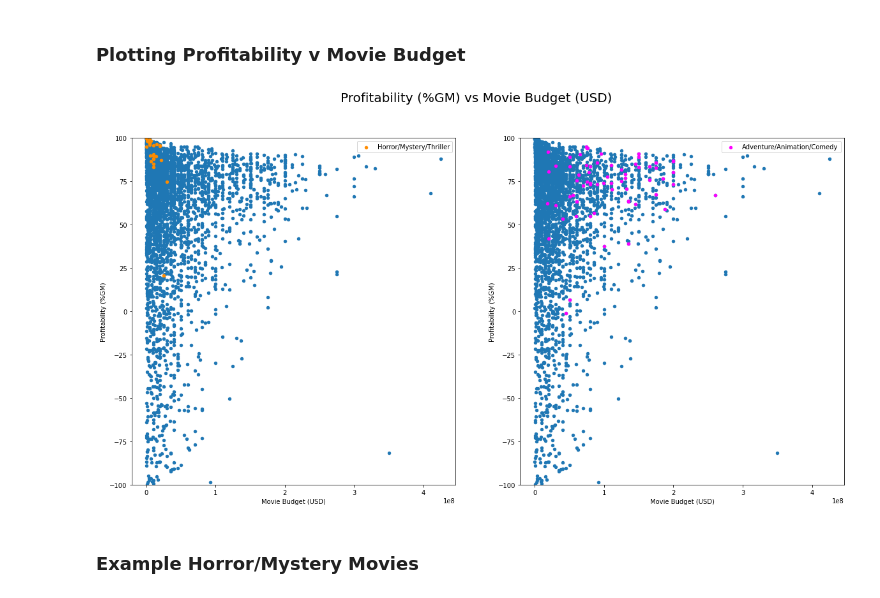
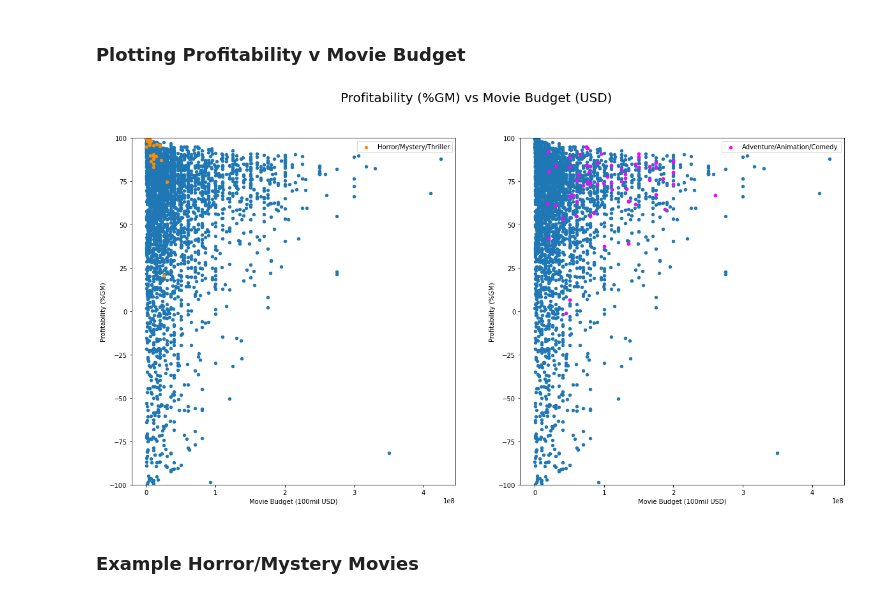
Before and after one commit to theobigdog/dsc_project_1, a Jupyter notebook: Phase1_Project.ipynb, the cells around one changed output. Saved outputs shown, nothing was run; the diff lists cells and outputs as text; code cells hidden in the pictures.

```diff
--- a/Phase1_Project.ipynb
+++ b/Phase1_Project.ipynb
@@ -42,28 +96,28 @@ plt.show()
 # %%
 df_idea1_g = pd.read_csv('data/idea1_genre.csv')
 
 # Plotting
 fig, axes = plt.subplots(nrows=1,ncols=2)
 fig.set_figheight(10)
 fig.set_figwidth(20)
 
 plt1_list = [df_idea1_g_grouped.index[0]]
 plt2_list = [df_idea1_g_grouped.index[1]]
 
 df_idea1_g[df_idea1_g['release_year'] >= 2000].plot(ax=axes[0],kind='scatter' , x='budget_int' , y ='gross_margin')
 df_idea1_g[(df_idea1_g['release_year'] >= 2000) & (df_idea1_g['main_genre'].isin(plt1_list))].plot(ax=axes[0],kind='scatter',x='budget_int',y='gross_margin',color='DarkOrange',label=plt1_list[0])
 
 df_idea1_g[df_idea1_g['release_year'] >= 2000].plot(ax=axes[1],kind='scatter' , x='budget_int' , y ='gross_margin')
 df_idea1_g[(df_idea1_g['release_year'] >= 2000) & (df_idea1_g['main_genre'].isin(plt2_list))].plot(ax=axes[1],kind='scatter',x='budget_int',y='gross_margin',color='Magenta',label=plt2_list[0])
 
 fig.suptitle('Profitability (%GM) vs Movie Budget (USD)',fontsize=20)
 for i in [0,1]:
         axes[i].set_ylabel('Profitability (%GM)')
-        axes[i].set_xlabel('Movie Budget (USD)')
+        axes[i].set_xlabel('Movie Budget (100mil USD)')
         axes[i].set_ylim(-100,100)
 plt.show()
 # %% [output]
-[figure, old version]
+[figure, new version]
 # %% [markdown]
 ### Example Horror/Mystery Movies
 # %%
```
Also changed, not shown: parts of 9 cells of this notebook, 3 other files.
